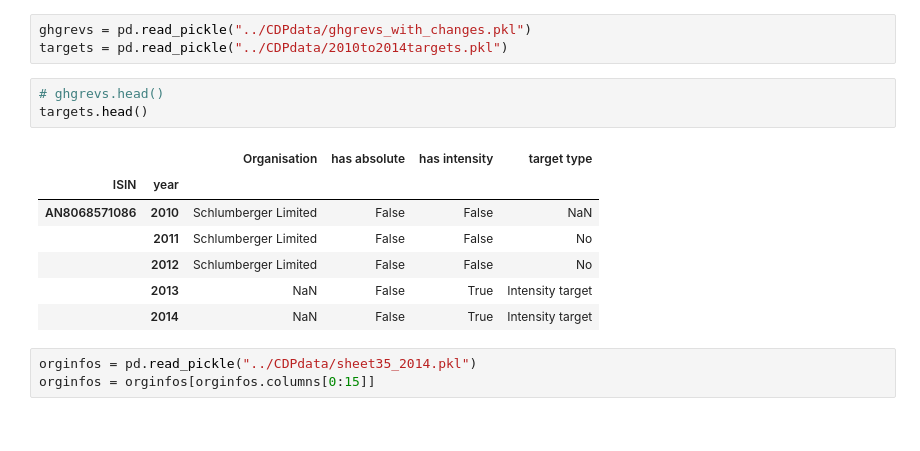
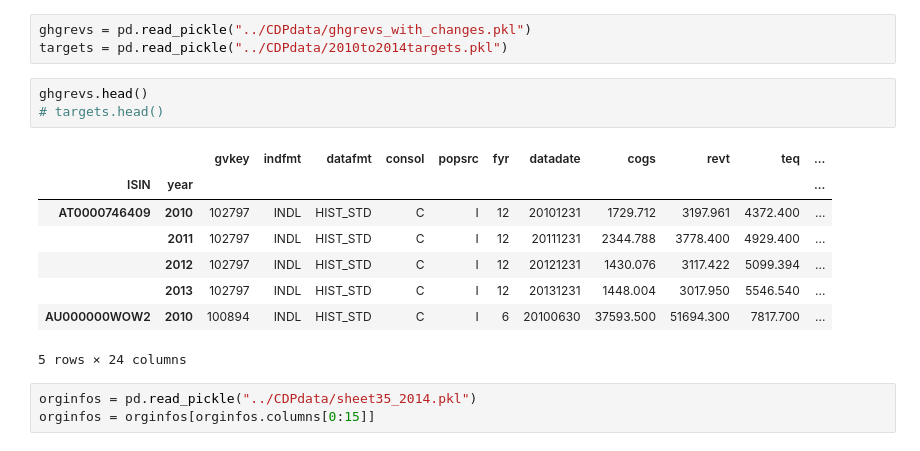
Before and after one commit to mirthbottle/ghg, a Jupyter notebook: compare companies.ipynb, the cells around one changed output. Cells and saved outputs as stored; diff of their text form.

```diff
--- a/compare companies.ipynb
+++ b/compare companies.ipynb
@@ -6,16 +6,17 @@ import targetsmosh as tm
 ghgrevs = pd.read_pickle("../CDPdata/ghgrevs_with_changes.pkl")
 targets = pd.read_pickle("../CDPdata/2010to2014targets.pkl")
 # %%
-# ghgrevs.head()
-targets.head()
+ghgrevs.head()
+# targets.head()
 # %% [output]
-|  |  | Organisation | has absolute | has intensity | target type |
-| ISIN | year |  |  |  |  |
-| AN8068571086 | 2010 | Schlumberger Limited | False | False | NaN |
-|  | 2011 | Schlumberger Limited | False | False | No |
-|  | 2012 | Schlumberger Limited | False | False | No |
-|  | 2013 | NaN | False | True | Intensity target |
-|  | 2014 | NaN | False | True | Intensity target |
+|  |  | gvkey | indfmt | datafmt | consol | popsrc | fyr | datadate | cogs | revt | teq | ... |
+| ISIN | year |  |  |  |  |  |  |  |  |  |  | ... |
+| AT0000746409 | 2010 | 102797 | INDL | HIST_STD | C | I | 12 | 20101231 | 1729.712 | 3197.961 | 4372.400 | ... |
+|  | 2011 | 102797 | INDL | HIST_STD | C | I | 12 | 20111231 | 2344.788 | 3778.400 | 4929.400 | ... |
+|  | 2012 | 102797 | INDL | HIST_STD | C | I | 12 | 20121231 | 1430.076 | 3117.422 | 5099.394 | ... |
+|  | 2013 | 102797 | INDL | HIST_STD | C | I | 12 | 20131231 | 1448.004 | 3017.950 | 5546.540 | ... |
+| AU000000WOW2 | 2010 | 100894 | INDL | HIST_STD | C | I | 6 | 20100630 | 37593.500 | 51694.300 | 7817.700 | ... |
+5 rows × 24 columns
 # %%
 orginfos = pd.read_pickle("../CDPdata/sheet35_2014.pkl")
 orginfos = orginfos[orginfos.columns[0:15]]
```
Also changed, not shown: parts of 10 cells of this notebook, 2 other files.
